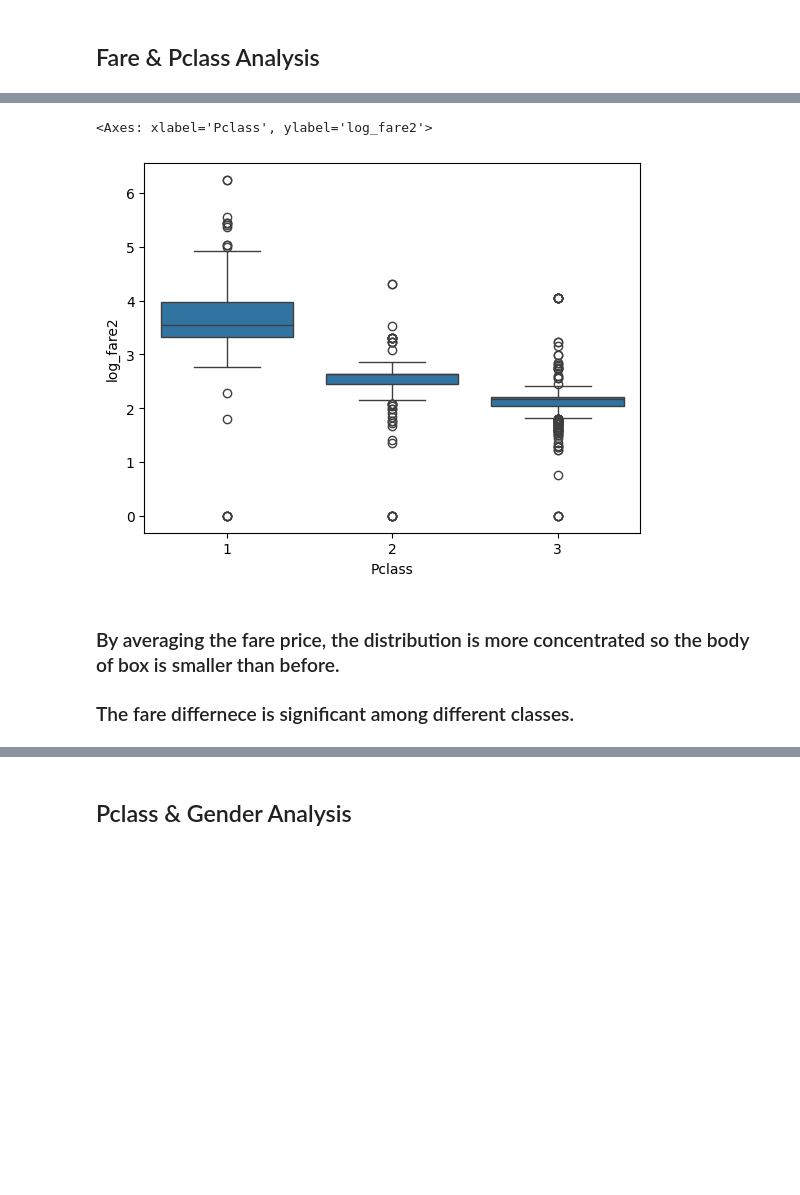
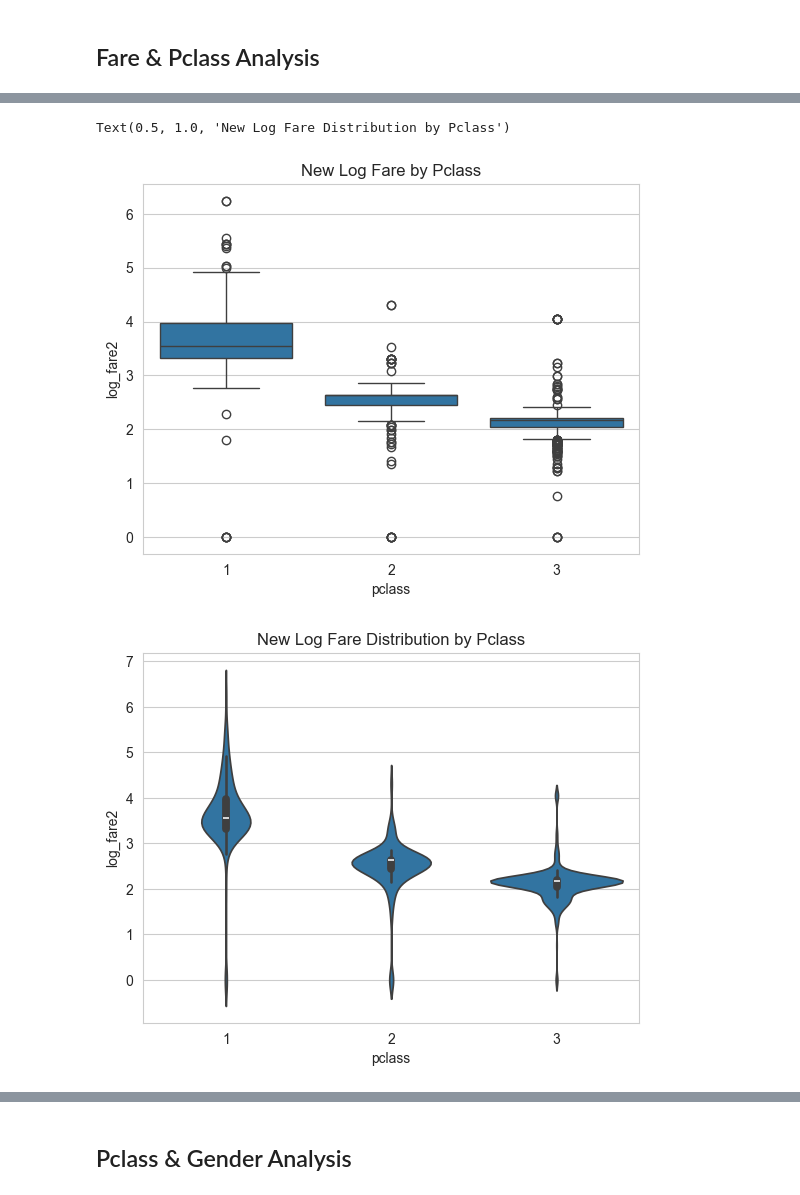
Before and after one commit to tsukiii0306/Titanic-Analysis, a Jupyter notebook: titanic/analysis.ipynb, the cells around one changed output, grey strips where cells are left out. Cells and saved outputs as stored; diff of their text form; code cells hidden in the pictures; blank space fills up the shorter version.

```diff
--- a/titanic/analysis.ipynb
+++ b/titanic/analysis.ipynb
@@ -343,10 +355,10 @@ sns.boxplot(x='Survived',y='log_fare',data=df)
 ## Embarked Analysis
 # %%
 # Missing value
-df['class_1'] = df.Pclass.apply(lambda x:1 if x == 1 else 0)
-df_port_class1 = df.groupby('Embarked')['class_1'].agg(total_count = 'count', class1_count = 'sum', rate = 'mean')
+df['class_1'] = df.pclass.apply(lambda x:1 if x == 1 else 0)
+df_port_class1 = df.groupby('embarked')['class_1'].agg(total_count = 'count', class1_count = 'sum', rate = 'mean')
 print(df_port_class1)
-df['Embarked_filled'] = df.Embarked.fillna('C')
+df['embarked_filled'] = df.embarked.fillna('C')
 df.info()
 # %% [output]
           total_count  class1_count      rate
@@ -432,0 +466,33 @@ sns.boxplot(x='Survived',y='log_fare2',data=df)
+# %%
+df['children'] = df.age_group.apply(lambda x:1 if x == 'Children' else 0)
+df_family_status = df.groupby('ticket').agg(
+    family_counts = ('ticket','count'),
+    children_count = ('children','sum'),
+    fare_price = ('fare',max)
+)
+print(df_family_status.head())
+sum(df_family_status.family_counts)
+df_family_status['adult_count'] = df_family_status.family_counts - df_family_status.children_count
+df_family_status['adult_price'] = (df_family_status.fare_price - df_family_status.children_count * 4) / df_family_status.adult_count
+
+dic_adult_price = df_family_status.adult_price.to_dict()
+df['fare_new'] = df.apply(lambda x:0 if x['children'] == 4 else dic_adult_price[x['ticket']],axis=1)
+
+# The distrbution of new fare
+sns.histplot(df.fare_new)
+plt.title('The Distribution of New Fare')
+print(df.fare_new.describe())
+
+df['log_fare3'] = df.fare_new.apply(np.log1p)
+plt.figure()
+sns.histplot(df.log_fare3)
+plt.title('The Distribution of Log New Fare')
+print(df.log_fare3.describe())
+
+plt.figure()
+sns.boxplot(data=df,x='survived',y='log_fare3')
+plt.title('New Log Fare by Survival Status')
+
+plt.figure()
+sns.violinplot(data=df,x='survived',y='log_fare3')
+plt.title('New Log Fare Distribution by Survival Status')
@@ -433,11 +528,13 @@ sns.boxplot(x='Survived',y='log_fare2',data=df)
 # %%
 # Re-analysis relationship between fare and pclass
-sns.boxplot(x='Pclass',y='log_fare2',data=df)
+sns.boxplot(data=df,x='pclass',y='log_fare2')
+plt.title('New Log Fare by Pclass')
+plt.figure()
+sns.violinplot(data=df,x='pclass',y='log_fare2')
+plt.title('New Log Fare Distribution by Pclass')
 # %% [output]
-<Axes: xlabel='Pclass', ylabel='log_fare2'>
+Text(0.5, 1.0, 'New Log Fare Distribution by Pclass')
-[figure, old version]
+[figure, new version]
+[figure, added]
-# %% [markdown]
-### By averaging the fare price, the distribution is more concentrated so the body of box is smaller than before.
-### The fare differnece is significant among different classes.
 # %%
 # Survival effects of fare with fixed class
```
Also changed, not shown: parts of 41 cells of this notebook, 3 other files.
